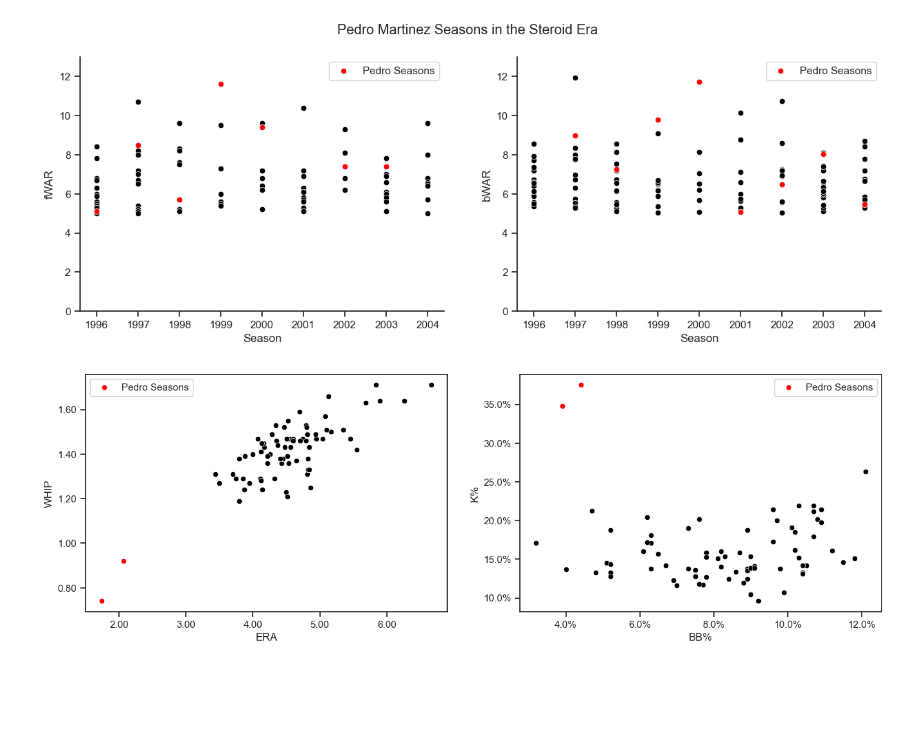
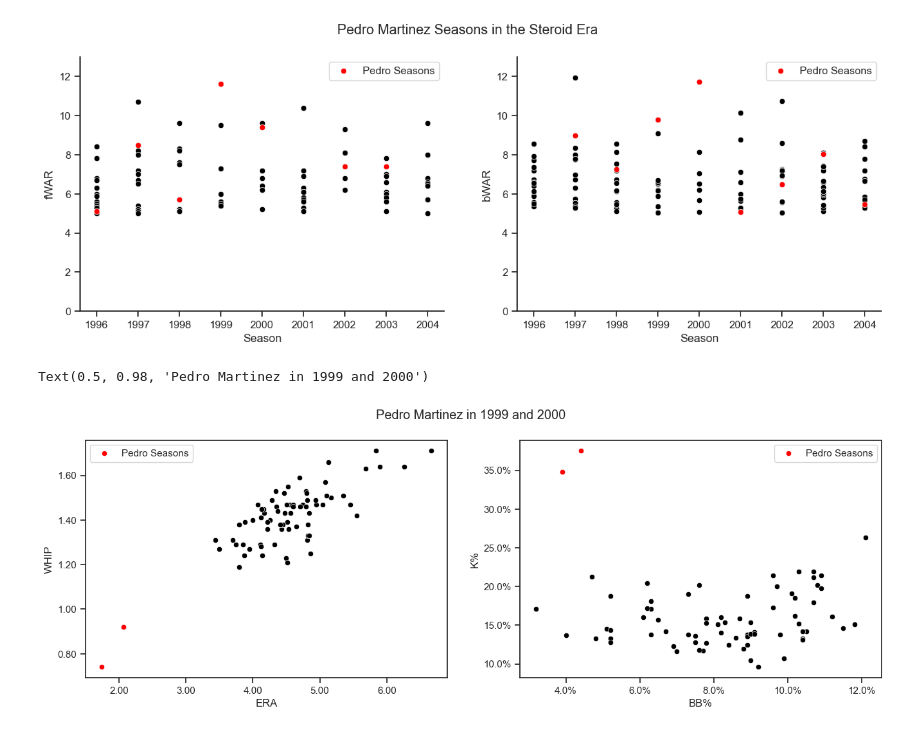
Before and after one commit to dylansti02/statcast_heatmaps_and_baseball_analysis, a Jupyter notebook: bonus_analyses/pedro_stats.ipynb, the cells around one changed output. Cells and saved outputs as stored; diff of their text form; code cells hidden in the pictures; blank space fills up the shorter version.

```diff
--- a/bonus_analyses/pedro_stats.ipynb
+++ b/bonus_analyses/pedro_stats.ipynb
@@ -9,0 +56,13 @@ import scipy.stats as ss
+# %%
+sns.scatterplot(data=df_league_ops, x='Year', y='League_OPS', color='black')
+sns.scatterplot(data=df_league_ops[df_league_ops['Year']==1968], x='Year', y='League_OPS', color='blue', label='1968, 2014')
+sns.scatterplot(data=df_league_ops[df_league_ops['Year']==2014], x='Year', y='League_OPS', color='blue')
+sns.scatterplot(data=df_league_ops[df_league_ops['Year']==1999], x='Year', y='League_OPS', color='red', label='1999, 2000')
+sns.scatterplot(data=df_league_ops[df_league_ops['Year']==2000], x='Year', y='League_OPS', color='red')
+
+plt.ylabel('League-Wide OPS')
+sns.set_theme(style='ticks')
+sns.despine()
+ax=plt.gca()
+ax.yaxis.set_major_formatter(plt.FuncFormatter(lambda x, pos:  f'{x:.3f}'))
+plt.title('League-wide OPS:  1968 to 2024')
@@ -115,18 +177,22 @@ df_pedro_peak = df_peak[df_peak['Name']=='Pedro Martinez']
 # %%
 from matplotlib.ticker import PercentFormatter
 
 fig, ax = plt.subplots(1, 2)
 fig.set_figwidth(16)
 sns.set_theme(style='ticks')
 sns.scatterplot(data=df_peak, x='ERA', y='WHIP', ax=ax[0], color='black')
 sns.scatterplot(data=df_pedro_peak, x='ERA', y='WHIP', ax=ax[0], color='red', label='Pedro Seasons')
 ax[0].xaxis.set_major_formatter(plt.FuncFormatter(lambda x, pos:  f'{x:.2f}'))
 ax[0].yaxis.set_major_formatter(plt.FuncFormatter(lambda x, pos:  f'{x:.2f}'))
 
 
 sns.scatterplot(data=df_peak, x='BB%', y='K%', ax=ax[1], color='black')
 sns.scatterplot(data=df_pedro_peak, x='BB%', y='K%', ax=ax[1], color='red', label='Pedro Seasons')
 ax[1].xaxis.set_major_formatter(plt.FuncFormatter(lambda x, pos:  f'{100*x:.1f}%'))
 ax[1].yaxis.set_major_formatter(plt.FuncFormatter(lambda y, pos:  f'{100*y:.1f}%'))
+
+
+fig.suptitle('Pedro Martinez in 1999 and 2000')
 # %% [output]
+Text(0.5, 0.98, 'Pedro Martinez in 1999 and 2000')
-[figure, old version]
+[figure, new version]
```
Also changed, not shown: parts of 9 cells of this notebook, 9 other files.
